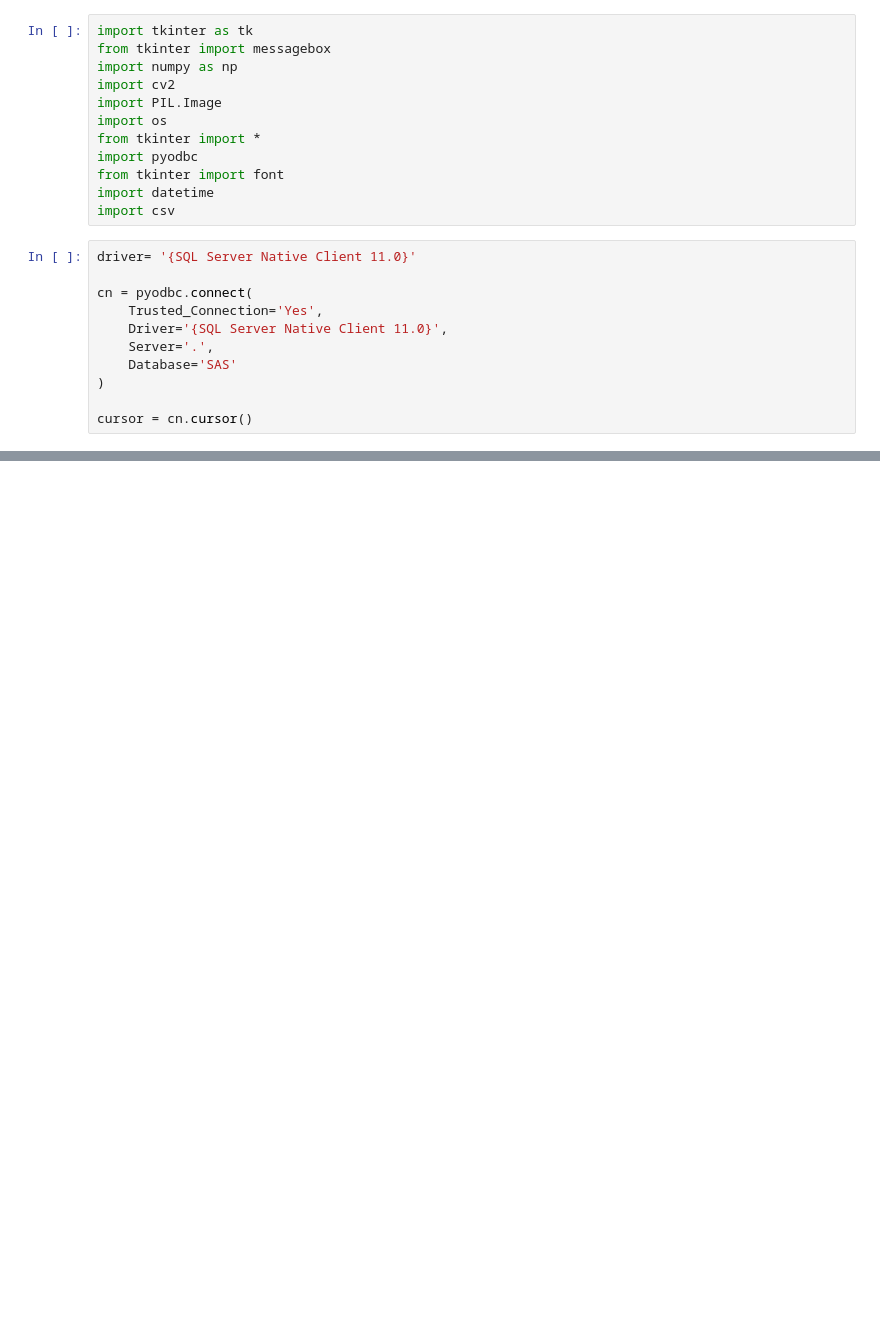
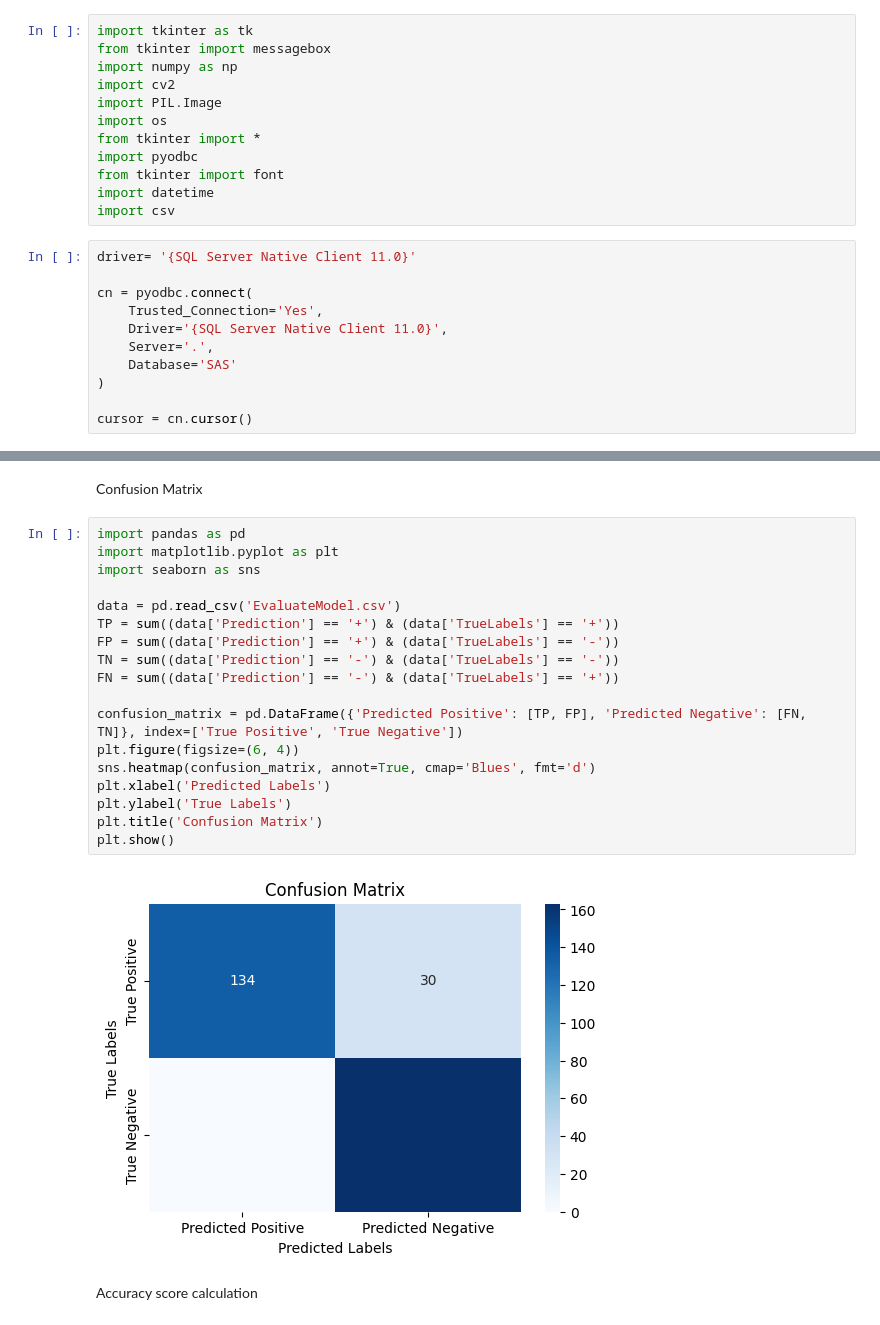
Before and after one commit to fitoretahiri/StudentAttendanceSystem-face_recognition, a Jupyter notebook: Final_Solution.ipynb, the cells around one changed output, grey strips where cells are left out. Saved outputs shown, nothing was run; the diff lists cells and outputs as text; blank space fills up the shorter version.

Commit message:
Model evaluation, confusion matrix and accuracy score

```diff
--- a/Final_Solution.ipynb
+++ b/Final_Solution.ipynb
@@ -201,3 +201,27 @@ b4.place(x=700,y=440)
 
 window.geometry("1000x600")
 window.mainloop()
+# %% [markdown]
+Confusion Matrix
+# %%
+import pandas as pd
+import matplotlib.pyplot as plt
+import seaborn as sns
+
+data = pd.read_csv('EvaluateModel.csv')
+TP = sum((data['Prediction'] == '+') & (data['TrueLabels'] == '+'))
+FP = sum((data['Prediction'] == '+') & (data['TrueLabels'] == '-'))
+TN = sum((data['Prediction'] == '-') & (data['TrueLabels'] == '-'))
+FN = sum((data['Prediction'] == '-') & (data['TrueLabels'] == '+'))
+
+confusion_matrix = pd.DataFrame({'Predicted Positive': [TP, FP], 'Predicted Negative': [FN, TN]}, index=['True Positive', 'True Negative'])
+plt.figure(figsize=(6, 4))
+sns.heatmap(confusion_matrix, annot=True, cmap='Blues', fmt='d')
+plt.xlabel('Predicted Labels')
+plt.ylabel('True Labels')
+plt.title('Confusion Matrix')
+plt.show()
+# %% [output]
+[figure, added]
+# %% [markdown]
+Accuracy score calculation
```
Also changed, not shown: parts of 2 cells of this notebook, 5 other files.
